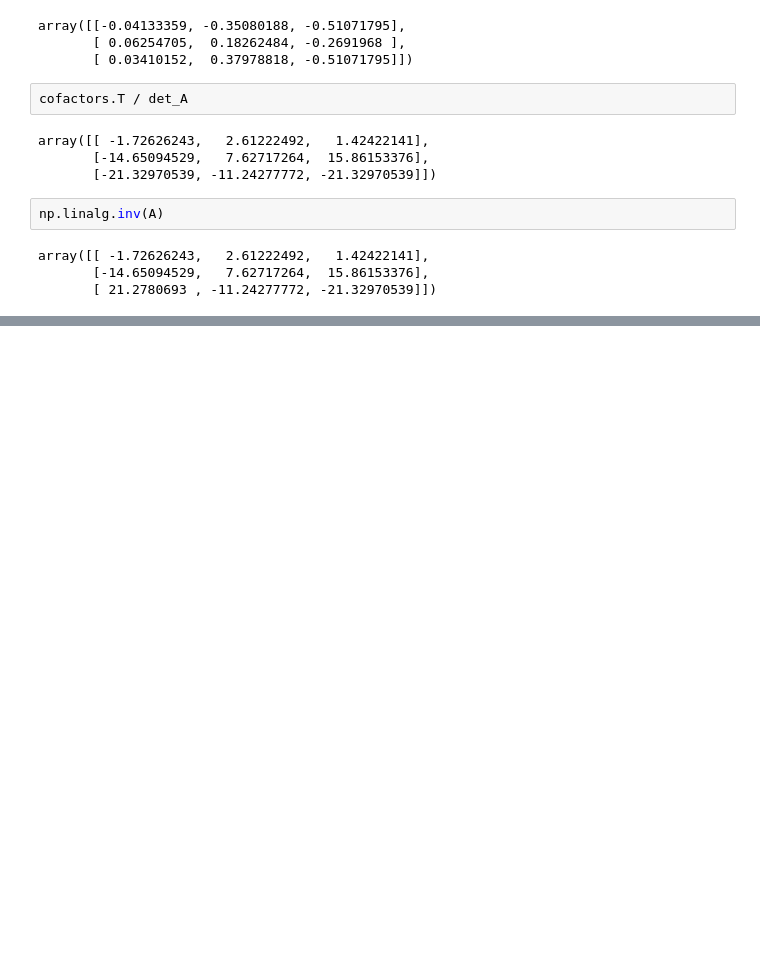
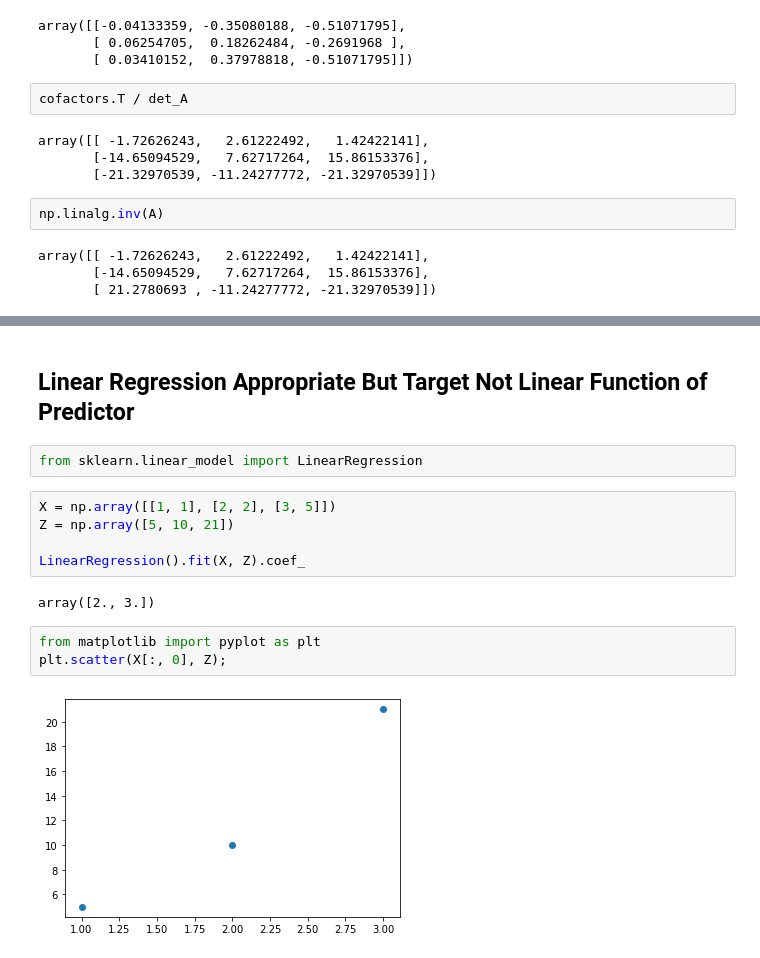
Before and after one commit to gadamico/Code-Snippets, a Jupyter notebook: scratch8.ipynb, the cells around one changed output, grey strips where cells are left out. Drawn from its saved outputs; the diff is of its cells as text; blank space fills up the shorter version.

```diff
--- a/scratch8.ipynb
+++ b/scratch8.ipynb
@@ -446,0 +674,16 @@ array([[ -1.72626243,   2.61222492,   1.42422141],
+# %% [markdown]
+## Linear Regression Appropriate But Target Not Linear Function of Predictor
+# %%
+from sklearn.linear_model import LinearRegression
+# %%
+X = np.array([[1, 1], [2, 2], [3, 5]])
+Z = np.array([5, 10, 21])
+
+LinearRegression().fit(X, Z).coef_
+# %% [output]
+array([2., 3.])
+# %%
+from matplotlib import pyplot as plt
+plt.scatter(X[:, 0], Z);
+# %% [output]
+[figure, added]
```
Also changed, not shown: parts of 29 cells of this notebook, 3 other files.
